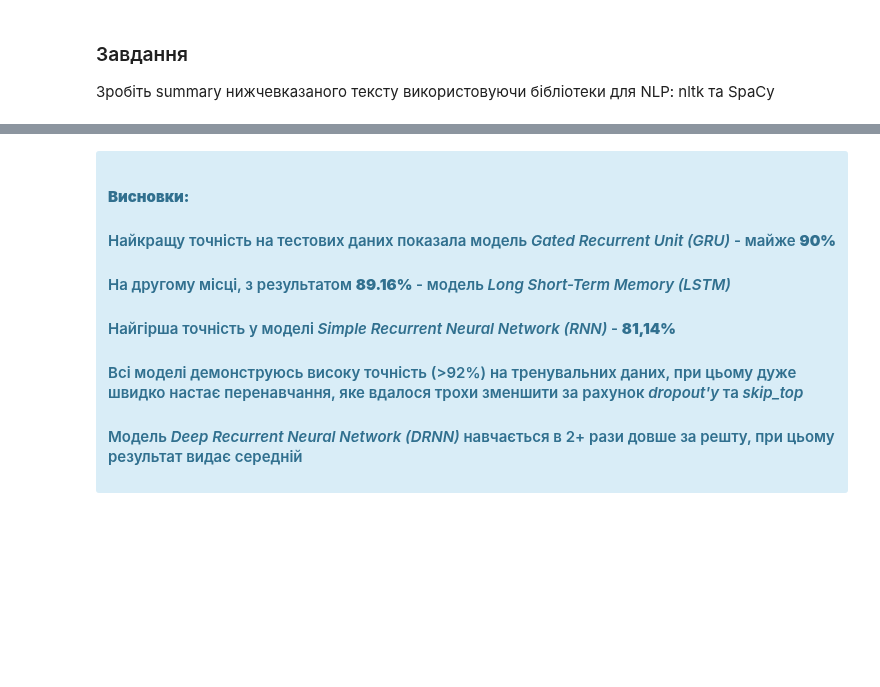
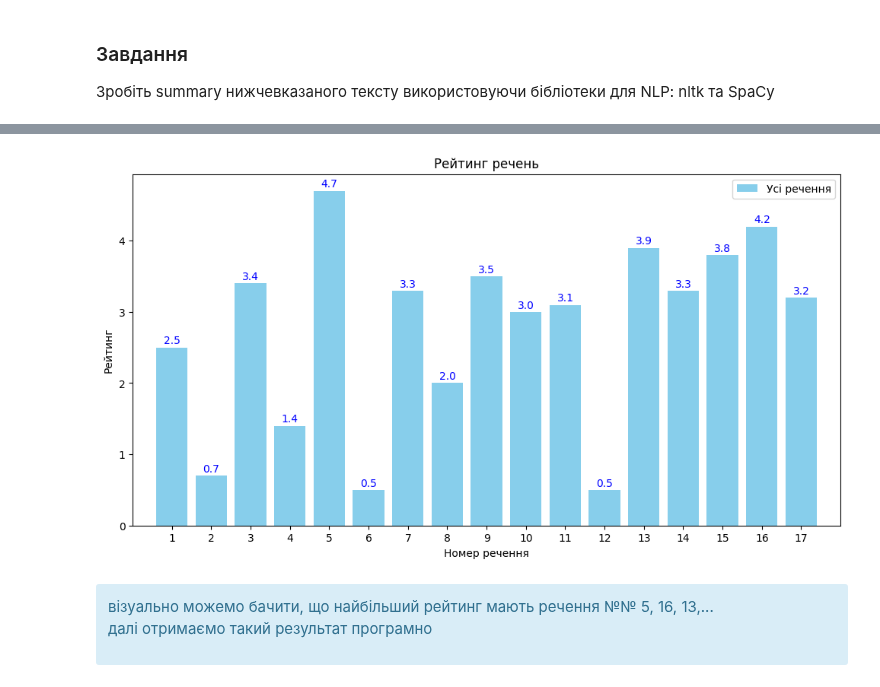
Before and after one commit to KyryloChalov/DS, a Jupyter notebook: HW_12/hw12.ipynb, the cells around one changed output, grey strips where cells are left out. Saved outputs shown, nothing was run; the diff lists cells and outputs as text; code cells hidden in the pictures; blank space fills up the shorter version.

```diff
--- a/HW_12/hw12.ipynb
+++ b/HW_12/hw12.ipynb
@@ -56,9 +89,18 @@ punctuation = punctuation + "\n"
 # %%
+# частота появи кожного з слів у тексті
 word_frequencies = {}
+
 for word in doc:
-    if word.text.lower() not in stopwords:
+    if word.text.lower() not in stop_words:
         if word.text.lower() not in punctuation:
             if word.text not in word_frequencies.keys():
                 word_frequencies[word.text] = 1
             else:
                 word_frequencies[word.text] += 1
+
+# максимальна частота серед усіх слів
+max_frequency = max(word_frequencies.values())
+
+# нормалізація
+for word in word_frequencies:
+    word_frequencies[word] = word_frequencies[word] / max_frequency
@@ -69,12 +107,33 @@ summary
-# %% [markdown]
-<div class="alert alert-block alert-info">
-
-#### **Висновки:**
-
-#### Найкращу точність на тестових даних показала модель *Gated Recurrent Unit (GRU)* - майже **90%**
-#### На другому місці, з результатом **89.16%** - модель *Long Short-Term Memory (LSTM)*
-#### Найгірша точність у моделі *Simple Recurrent Neural Network (RNN)* - **81,14%**
-#### Всі моделі демонструюсь високу точність (>92%) на тренувальних даних, при цьому дуже швидко настає перенавчання, яке вдалося трохи зменшити за рахунок _dropout'у_ та _skip_top_
-#### Модель *Deep Recurrent Neural Network (DRNN)* навчається в 2+ рази довше за решту, при цьому результат видає середній
-
-</div>
+# %%
+# creates a list of sentence tokens by iterating over the sentences in the doc object.
+# doc.sents is an iterable of sentence spans in the document.
+# Each sentence is extracted and stored in the sentence_tokens list.
+sentence_tokens = [sent for sent in doc.sents]
+# %%
+# знаходимо рейтинг кожного речення як суму рейтингів слів цього речення
+sentence_scores = {}
+for sent in sentence_tokens:
+    for word in sent:
+        if word.text.lower() in word_frequencies:
+            if sent not in sentence_scores:
+                sentence_scores[sent] = word_frequencies[word.text.lower()]
+            else:
+                sentence_scores[sent] += word_frequencies[word.text.lower()]
+# %%
+# дані для діаграми
+scores_for_plt = {
+    k + 1: round(v, 2) for k, (key, v) in enumerate(sentence_scores.items())
+}
+# номер речення
+x = list(scores_for_plt.keys())
+# рейтинг речення
+y = list(scores_for_plt.values())
+# %%
+plt_diagram(x, y)
+# %% [output]
+[figure, added]
+# %% [markdown]
+<div class="alert alert-block alert-info">
+<p>візуально можемо бачити, що найбільший рейтинг мають речення №№ 5, 16, 13,...<br>
+далі отримаємо такий результат програмно</p>
+</div>
```
Also changed, not shown: parts of 16 cells of this notebook.
